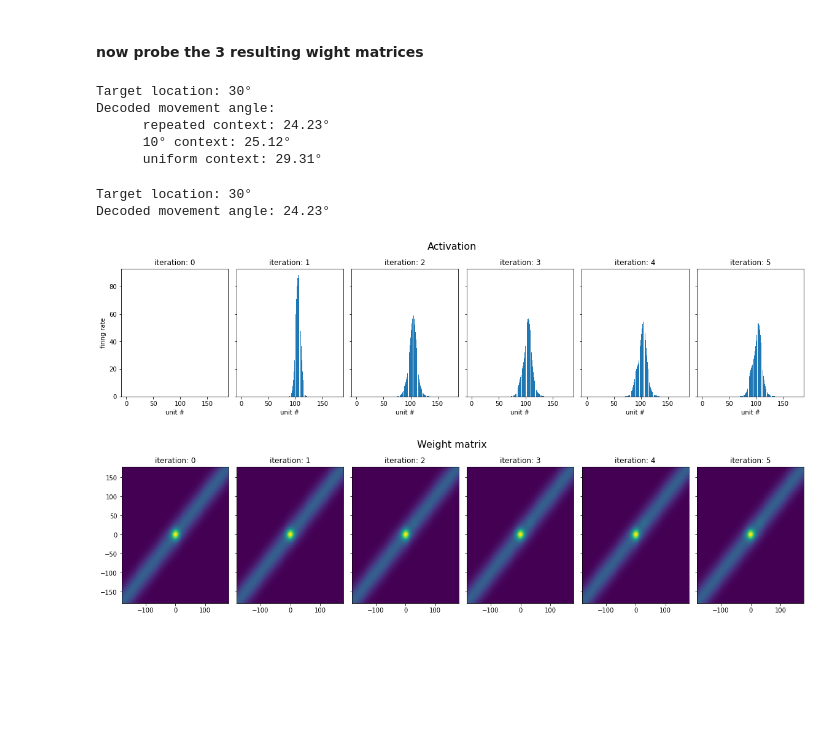
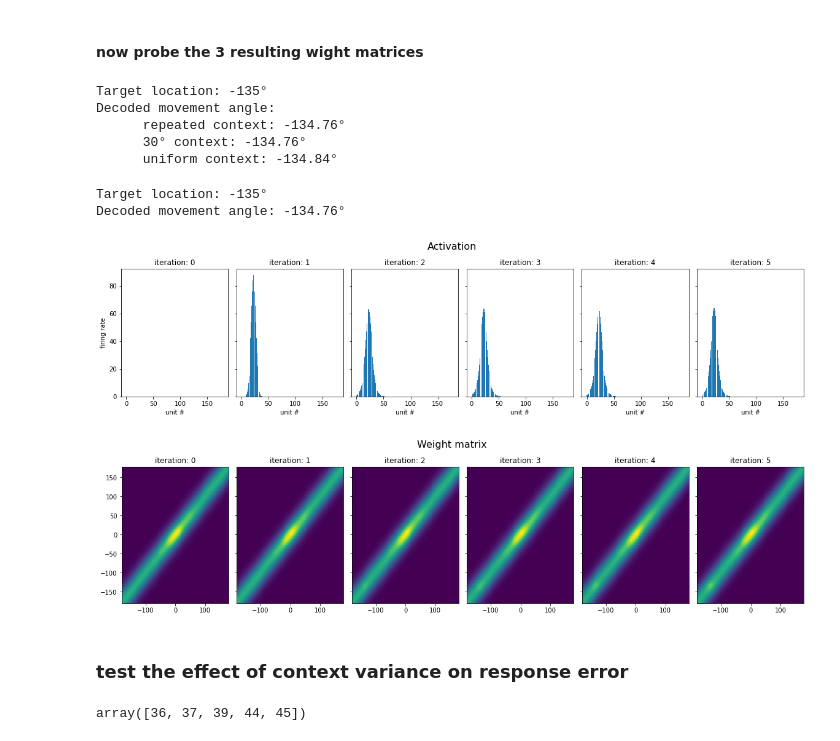
Before and after one commit to mwprestonjr/verstynen_2011_rpl, a Jupyter notebook: notebooks/verstynen_2011.ipynb, the cells around one changed output. Cells and saved outputs as stored; diff of their text form; code cells hidden in the pictures; blank space fills up the shorter version.

```diff
--- a/notebooks/verstynen_2011.ipynb
+++ b/notebooks/verstynen_2011.ipynb
@@ -216,7 +258,7 @@ def decode_output(firing_rates, pref_dirs):
     # convert to radians, decode output
     x_comp = np.sum(firing_rates*np.cos(np.radians(pref_dirs)))
     y_comp = np.sum(firing_rates*np.sin(np.radians(pref_dirs)))
-    output = np.degrees(np.arctan(y_comp / x_comp))
+    output = np.degrees(np.arctan2(y_comp, x_comp))
 
     return output
 # %% [markdown]
@@ -454,16 +499,6 @@ def test_context(target_distr):
                                                beta=1E-6, alpha=1E-3)
         weights[ii] = weights_all[5]
 
-    final_weights = weights[n_targets-i]
-
-    # plot final weights
-    plt.figure(figsize=[12,10])
-    plt.pcolormesh(pref_dirs, pref_dirs, final_weights)
-    plt.colorbar()
-    plt.show()
+    final_weights = weights[n_targets-1]
 
     return final_weights
-
-final_weights = []
-for ii, target_distr in enumerate([distr_repeated, distr_10deg, distr_uniform]):
-    final_weights.append(test_context(target_distr) )
@@ -473,0 +505,13 @@ for ii, target_distr in enumerate([distr_repeated, distr_10deg, distr_uniform]):
+# %%
+# test contexts and plot final weight matrix
+
+final_weights = []
+fig, ax = plt.subplots(1,3,figsize=[12,4], constrained_layout=True)
+plt.suptitle('Final weight matrix', fontsize=16)
+for ii, target_distr in enumerate([distr_repeated, distr_10deg, distr_uniform]):
+    final_weights.append(test_context(target_distr))
+
+    # plot final weights
+    ax[ii].pcolormesh(pref_dirs, pref_dirs, final_weights[ii])
+    ax[ii].set_title(titles[ii])
+plt.show()
@@ -477,7 +523,7 @@ for ii, target_distr in enumerate([distr_repeated, distr_10deg, distr_uniform]):
 # run an example trial
 
 # define parameters
-THETA = 30 # input angle
+THETA = -135 # input angle
 N_UNITS = 180 # number of units in network
 
 # define units with evenly spaced preferred directions
@@ -491,28 +537,52 @@ for ii, W in enumerate(final_weights):
 # print results
 print('Target location: %d\N{DEGREE SIGN}' %THETA)
 print('Decoded movement angle:')
-contexts = ['repeated context','10\N{DEGREE SIGN} context','uniform context']
+contexts = ['repeated context','%d\N{DEGREE SIGN} context' %STD,'uniform context']
 for ii, context in enumerate(contexts):
     print('      %s: %0.2f\N{DEGREE SIGN}' %(context, output[ii]))
 # %% [output]
-Target location: 30°
+Target location: -135°
 Decoded movement angle:
-      repeated context: 24.23°
-      10° context: 25.12°
-      uniform context: 29.31°
+      repeated context: -134.76°
+      30° context: -134.76°
+      uniform context: -134.84°
 # %%
 # run trial
-output, firing_rates, weights = run_trial(final_weights[0], pref_dirs, THETA,
+output, firing_rates, weights = run_trial(final_weights[1], pref_dirs, THETA,
                                           baseline=0, gain=1E3, spread=30,
                                           beta=1E-5, alpha=1E-3)
 
 # print results
 print('Target location: %d\N{DEGREE SIGN}' %THETA)
 print('Decoded movement angle: %0.2f\N{DEGREE SIGN}' %output)
 
 plot_trial(firing_rates, weights, pref_dirs)
 # %% [output]
-Target location: 30°
-Decoded movement angle: 24.23°
+Target location: -135°
+Decoded movement angle: -134.76°
-[figure, old version]
+[figure, new version]
-[figure, old version]
+[figure, new version]
+# %% [markdown]
+### test the effect of context variance on response error
+# %%
+# parameteres
+PROBE = 45 # target on probe trial
+THETA = 30 # center of target distribution
+STD = [0, 5, 10, 25, 50] # standard deviation for 10 degree context
+N = 100 # number of trials
+pref_dirs = np.arange(-180,180,360/N_UNITS)
+
+output = np.zeros_like(STD)
+for ii, std in enumerate(STD):
+    # generate distribution
+    target_distr = np.random.normal(THETA, std, N)
+
+    # test context
+    final_weights = test_context(target_distr)
+
+    # probe trial
+    output[ii], _, _= run_trial(final_weights, pref_dirs, PROBE)
+
+output
+# %% [output]
+array([36, 37, 39, 44, 45])
```
Also changed, not shown: parts of 8 cells of this notebook.
